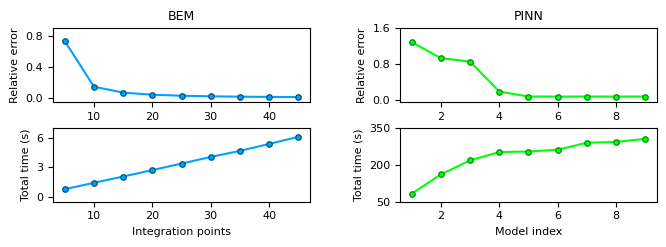
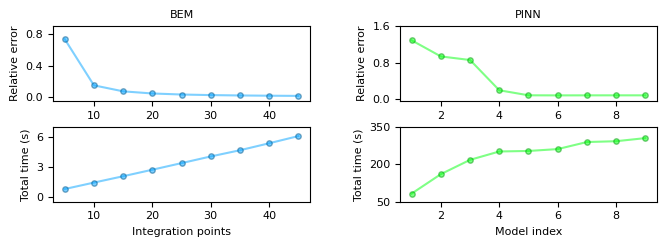
The change to this notebook cell's code, shown as a diff; its figure went from the first image to the second:
--- before
+++ after
@@ -34,7 +34,7 @@
 # TOP LEFT: BEM - Error
 # =========================
-axes[0, 0].plot(n_bem, e_bem, color="#00a2ff", zorder=1)
-axes[0, 0].scatter(n_bem, e_bem, s=15, color="#00a2ff", edgecolor="#00578a", zorder=2)
-axes[0, 0].set_title("BEM", size=9)
+axes[0, 0].plot(n_bem, e_bem, color="#00a2ff", zorder=1, alpha=0.5)
+axes[0, 0].scatter(n_bem, e_bem, s=15, color="#00a2ff", edgecolor="#00578a", zorder=2, alpha=0.5)
+axes[0, 0].set_title("BEM", size=8)
 #axes[0, 0].set_xlabel("Integration points")
 axes[0, 0].set_ylim(-0.05, 0.9)
@@ -45,7 +45,7 @@
 # TOP RIGHT: PINN - Error
 # =========================
-axes[0, 1].plot(model_id, e_pinn, color="#00ff0d", zorder=1)
-axes[0, 1].scatter(model_id, e_pinn, s=15, color="#00ff0d", edgecolor="#009908", zorder=2)
-axes[0, 1].set_title("PINN", size=9)
+axes[0, 1].plot(model_id, e_pinn, color="#00ff0d", zorder=1, alpha=0.5)
+axes[0, 1].scatter(model_id, e_pinn, s=15, color="#00ff0d", edgecolor="#009908", zorder=2, alpha=0.5)
+axes[0, 1].set_title("PINN", size=8)
 #axes[0, 1].set_xlabel("Model index")
 axes[0, 1].set_ylabel("Relative error")
@@ -56,6 +56,6 @@
 # BOTTOM LEFT: BEM - Time
 # =========================
-axes[1, 0].plot(n_bem, time_bem, color="#00a2ff", zorder=1)
-axes[1, 0].scatter(n_bem, time_bem, s=15, color="#00a2ff", edgecolor="#00578a", zorder=2)
+axes[1, 0].plot(n_bem, time_bem, color="#00a2ff", zorder=1, alpha=0.5)
+axes[1, 0].scatter(n_bem, time_bem, s=15, color="#00a2ff", edgecolor="#00578a", zorder=2, alpha=0.5)
 axes[1, 0].set_xlabel("Integration points")
 axes[1, 0].set_ylim(-0.5, 7)
@@ -66,6 +66,6 @@
 # BOTTOM RIGHT: PINN - Time
 # =========================
-axes[1, 1].plot(model_id, time_pinn, color="#00ff0d", zorder=1)
-axes[1, 1].scatter(model_id, time_pinn, s=15, color="#00ff0d", edgecolor="#009908", zorder=2)
+axes[1, 1].plot(model_id, time_pinn, color="#00ff0d", zorder=1, alpha=0.5)
+axes[1, 1].scatter(model_id, time_pinn, s=15, color="#00ff0d", edgecolor="#009908", zorder=2, alpha=0.5)
 axes[1, 1].set_ylim(50, 350)
 axes[1, 1].set_yticks([50, 200, 350])

Commit: Add execution log for comparison_figure_compose script